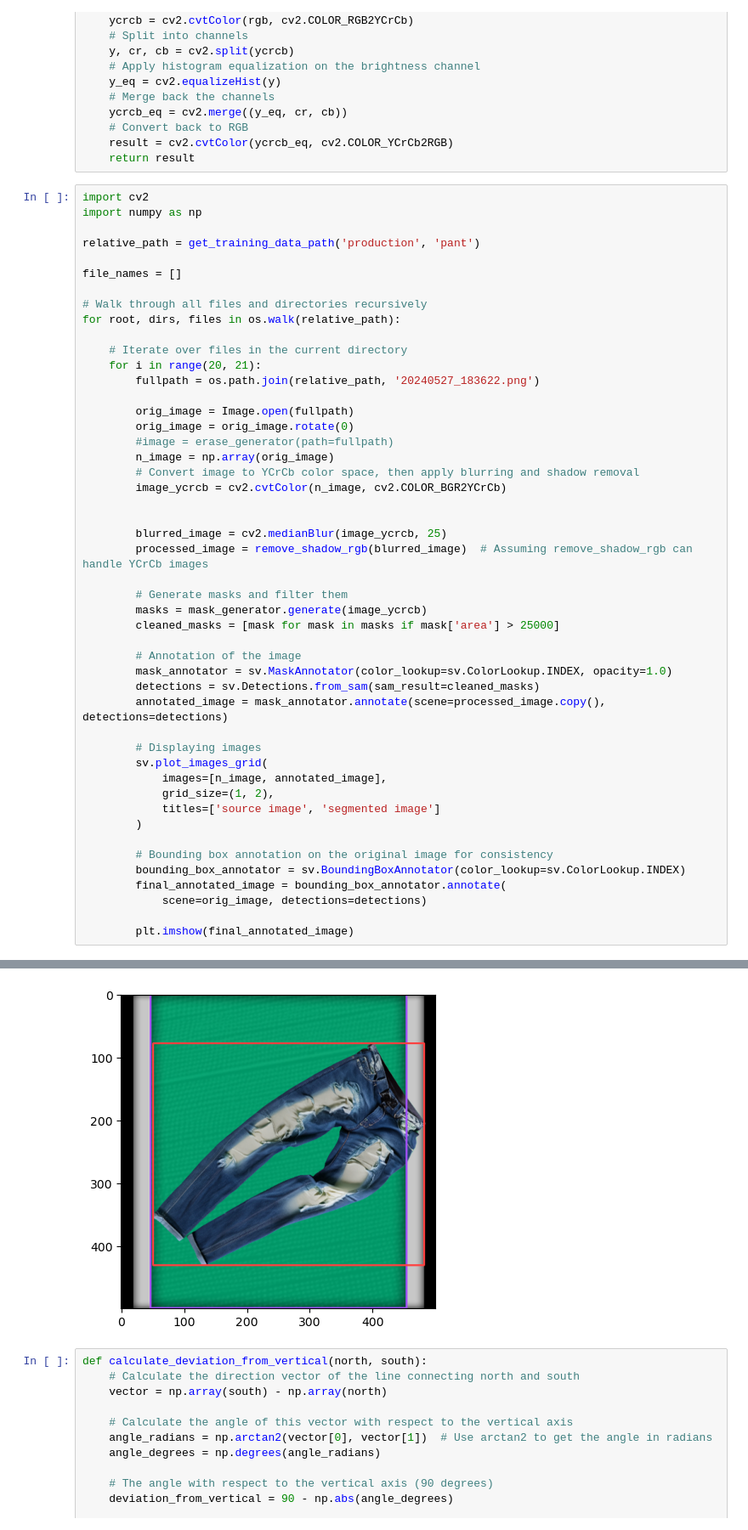
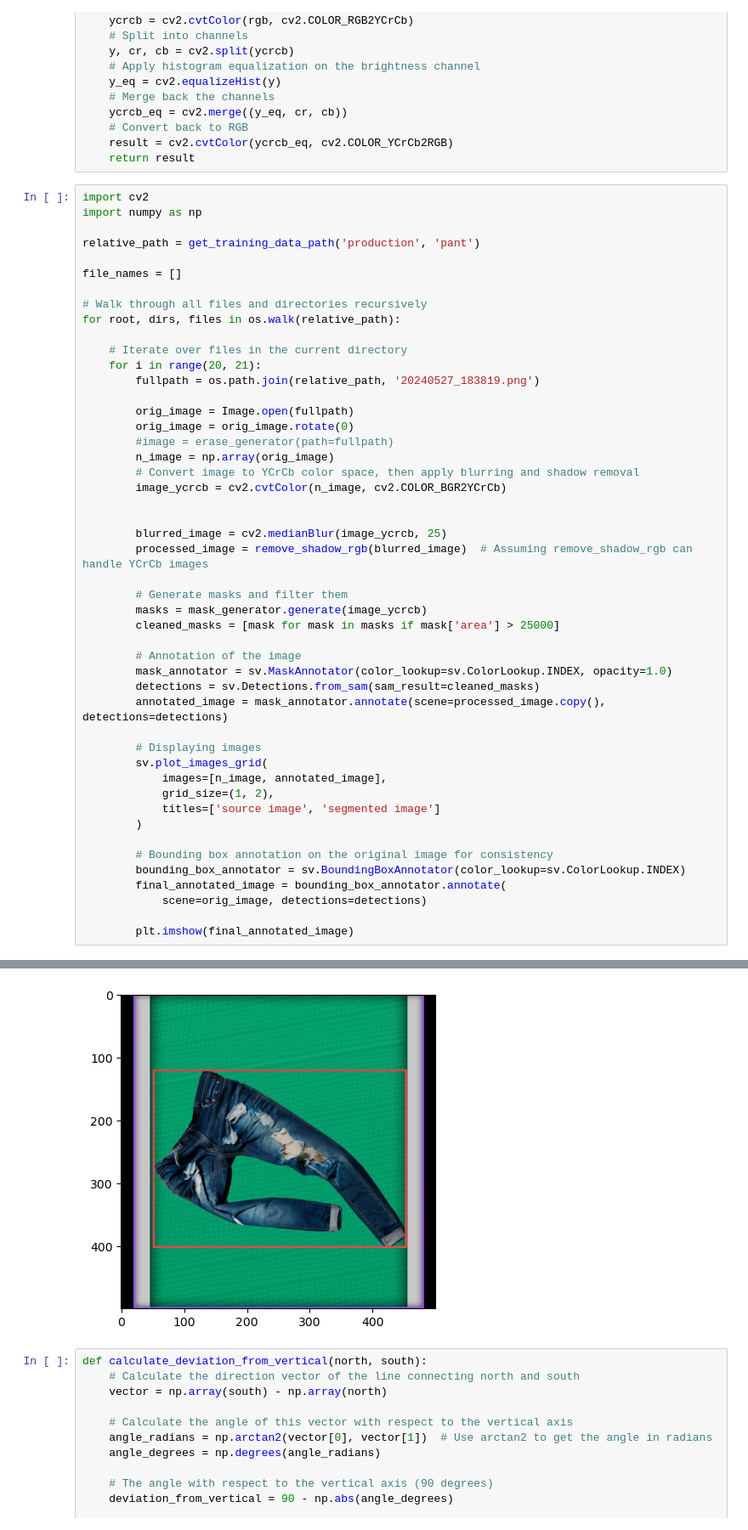
Before and after one commit to kohnmart/master-projekt, a Jupyter notebook: notebooks/pytorch/segmentation/sam_segmentation.ipynb, the cells around one changed output, grey strips where cells are left out. Shown at 85% size. Drawn from its saved outputs; the diff is of its cells as text.

```diff
--- a/notebooks/pytorch/segmentation/sam_segmentation.ipynb
+++ b/notebooks/pytorch/segmentation/sam_segmentation.ipynb
@@ -74,7 +74,7 @@ for root, dirs, files in os.walk(relative_path):
 
     # Iterate over files in the current directory
     for i in range(20, 21):
-        fullpath = os.path.join(relative_path, '20240527_183622.png')
+        fullpath = os.path.join(relative_path, '20240527_183819.png')
 
         orig_image = Image.open(fullpath)
         orig_image = orig_image.rotate(0)
@@ -114,4 +114,4 @@ for root, dirs, files in os.walk(relative_path):
-[figure, old version]
+[figure, new version]
 # %%
 def calculate_deviation_from_vertical(north, south):
     # Calculate the direction vector of the line connecting north and south
```
Also changed, not shown: parts of 5 cells of this notebook, 4 other files.
